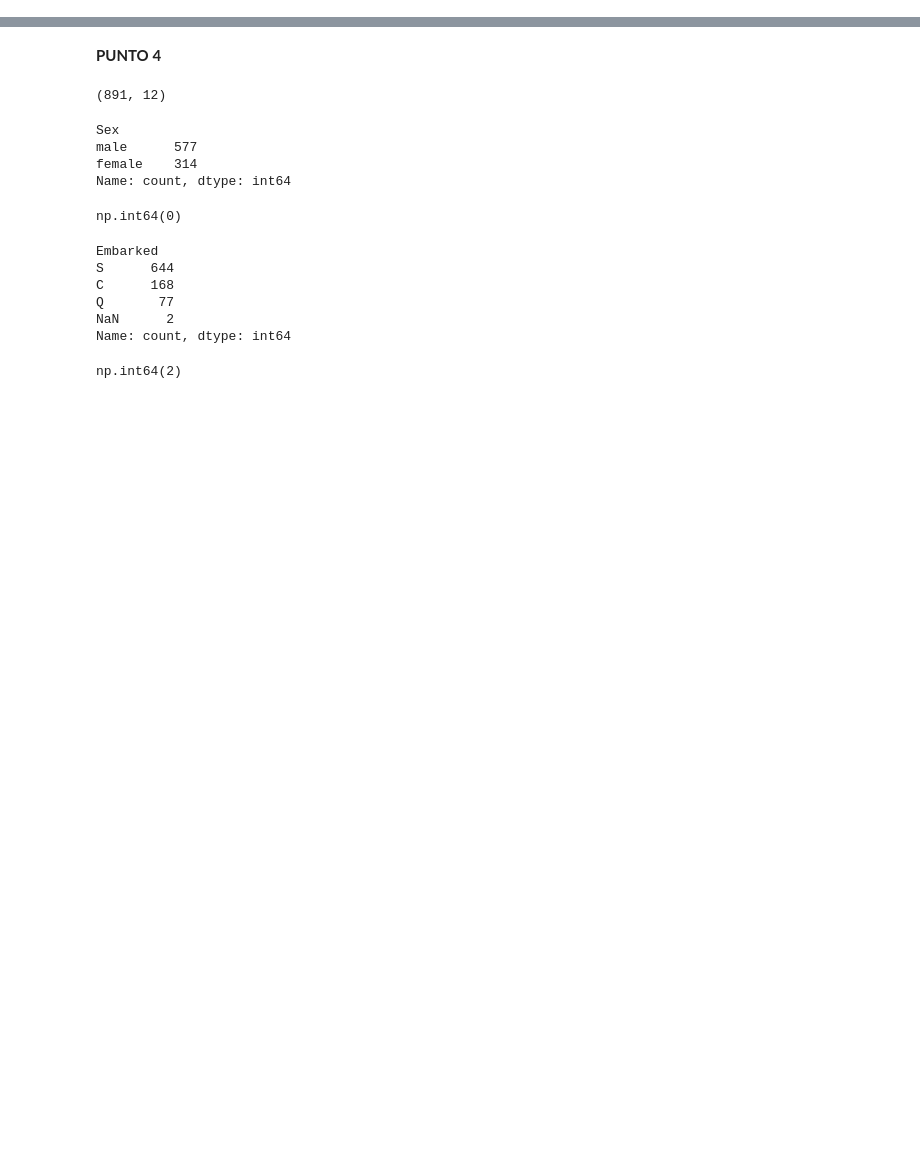
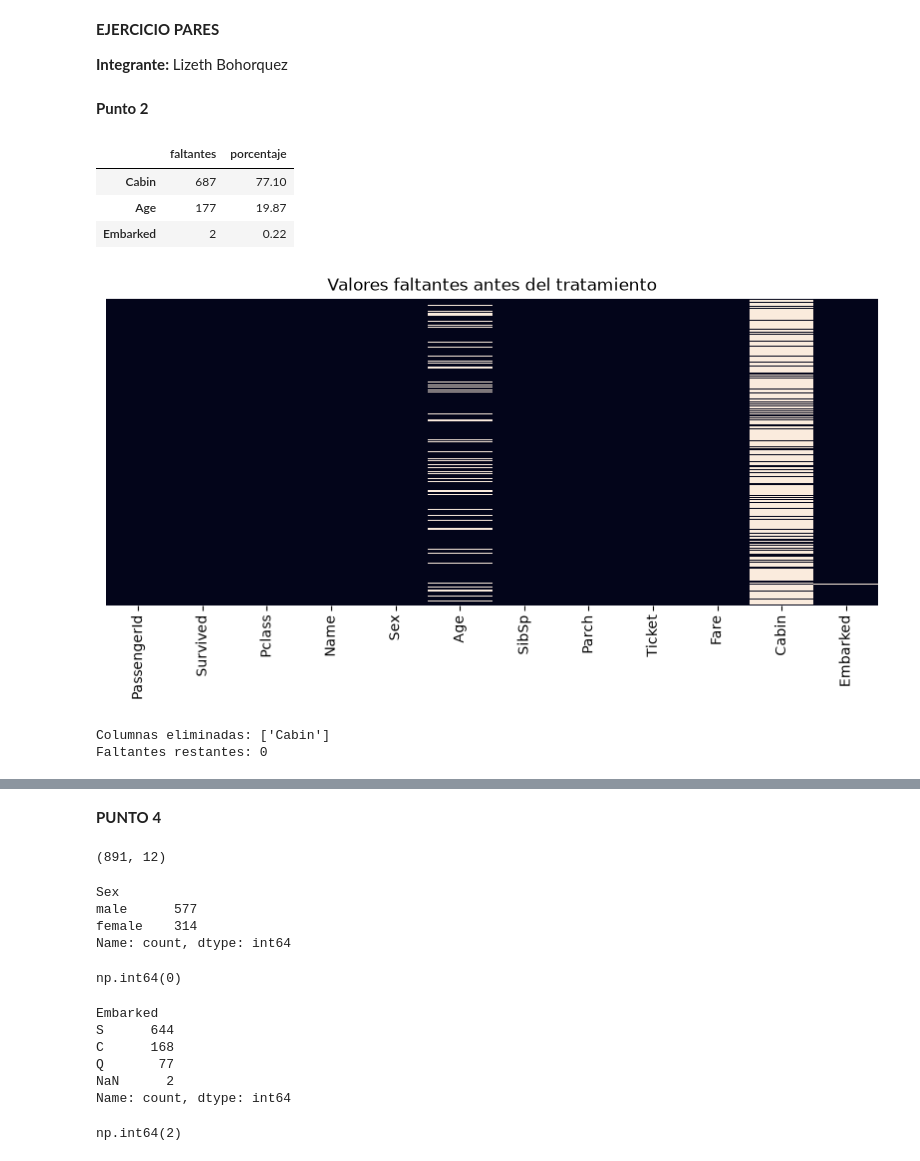
Before and after one commit to Lizeth2325/Proyecto_progra, a Jupyter notebook: cuadernos/exploracion_Lizeth.ipynb, the cells around one changed output, grey strips where cells are left out. Saved outputs shown, nothing was run; the diff lists cells and outputs as text; code cells hidden in the pictures; blank space fills up the shorter version.

Commit message:
Item 2: manejo de datos faltantes con mapas de calor

```diff
--- a/cuadernos/exploracion_Lizeth.ipynb
+++ b/cuadernos/exploracion_Lizeth.ipynb
@@ -0,0 +1,6 @@
+# %% [markdown]
+**EJERCICIO PARES**
+
+**Integrante:** Lizeth Bohorquez
+# %% [markdown]
+**Punto 2**
@@ -0,0 +12,37 @@
+# %%
+df = pd.read_csv("../datos/train.csv")
+df2 = df.copy()
+df2.shape
+
+faltantes = df2.isna().sum()
+resumen = pd.DataFrame({
+    "faltantes": faltantes,
+    "porcentaje": (faltantes / len(df2) * 100).round(2),
+})
+resumen[resumen["faltantes"] > 0].sort_values("porcentaje", ascending=False)
+# %% [output]
+|  | faltantes | porcentaje |
+| Cabin | 687 | 77.10 |
+| Age | 177 | 19.87 |
+| Embarked | 2 | 0.22 |
+# %%
+plt.figure(figsize=(10, 4))
+sns.heatmap(df2.isna(), cbar=False, yticklabels=False)
+plt.title("Valores faltantes antes del tratamiento")
+plt.show()
+# %% [output]
+[figure, added]
+# %%
+UMBRAL = 40
+
+cols_eliminar = resumen[resumen["porcentaje"] > UMBRAL].index.tolist()
+df2 = df2.drop(columns=cols_eliminar)
+print("Columnas eliminadas:", cols_eliminar)
+
+df2["Age"] = df2["Age"].fillna(df2["Age"].median())
+df2["Embarked"] = df2["Embarked"].fillna(df2["Embarked"].mode()[0])
+
+print("Faltantes restantes:", df2.isna().sum().sum())
+# %% [output]
+Columnas eliminadas: ['Cabin']
+Faltantes restantes: 0
```
Also changed, not shown: parts of 3 cells of this notebook.
